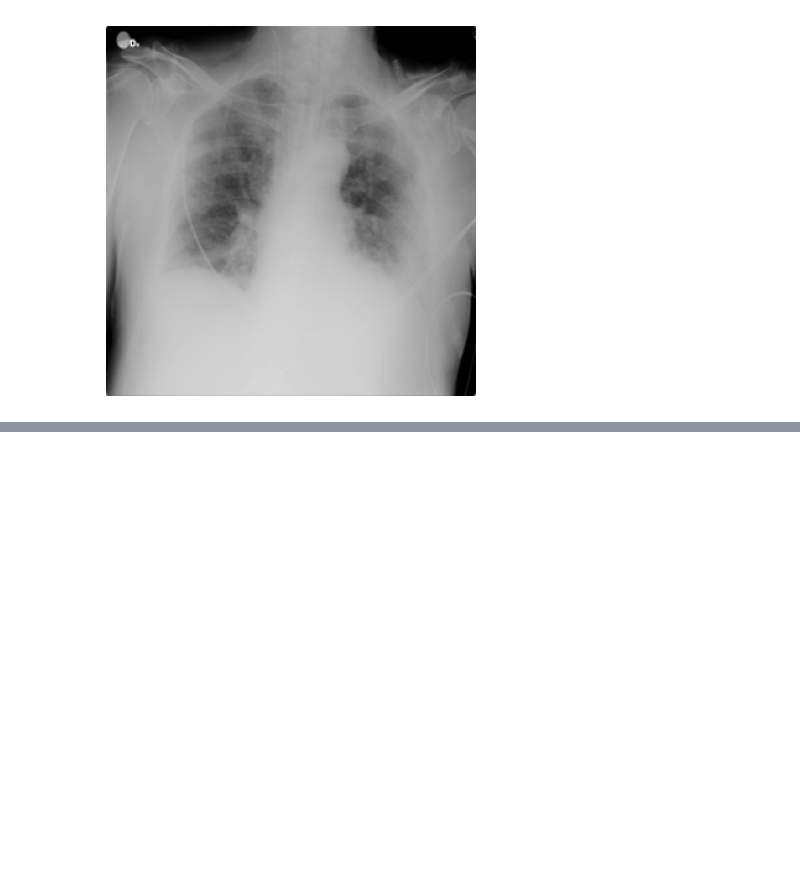
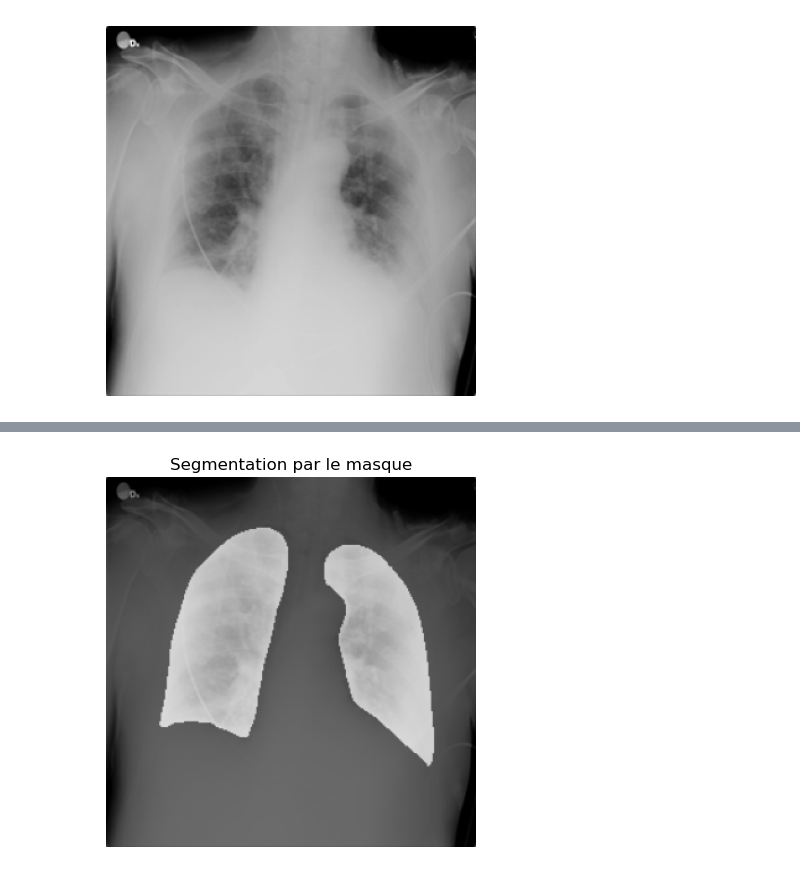
Before and after one commit to ropakolai/Projet_Datascientest, a Jupyter notebook: Exploration_DataViz/Exploration_DataViz.ipynb, the cells around one changed output, grey strips where cells are left out. Drawn from its saved outputs; the diff is of its cells as text; code cells hidden in the pictures; blank space fills up the shorter version.

Commit message:
segmentation

```diff
--- a/Exploration_DataViz/Exploration_DataViz.ipynb
+++ b/Exploration_DataViz/Exploration_DataViz.ipynb
@@ -986,0 +993,13 @@ plt.show()
+# %%
+# Afficher la première image normalisée
+plt.imshow(selected_images[0], cmap='gray')
+plt.axis('off')
+plt.title('Image')
+
+# Afficher la segmentation de la première image par le premier masque
+plt.imshow(selected_masks[0], cmap='gray', alpha=0.5)
+plt.axis('off')
+plt.title('Segmentation par le masque')
+plt.show()
+# %% [output]
+[figure, added]
```
Also changed, not shown: parts of 2 cells of this notebook.
